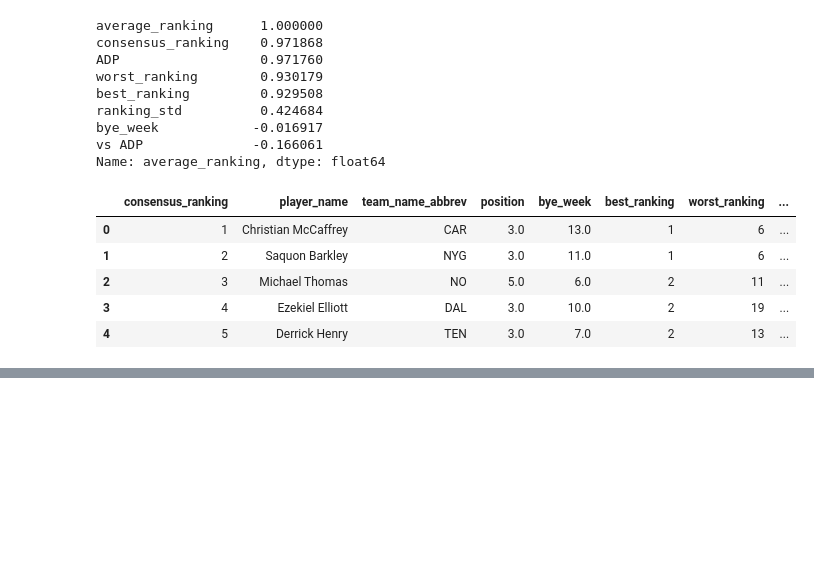
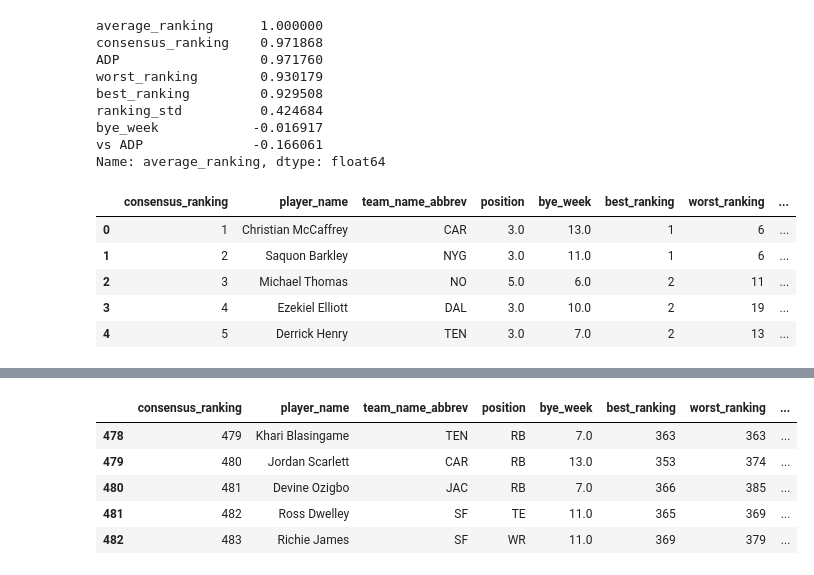
Before and after one commit to justinschuster/ff_tiers, a Jupyter notebook: src/eda.ipynb, the cells around one changed output, grey strips where cells are left out. Saved outputs shown, nothing was run; the diff lists cells and outputs as text; code cells hidden in the pictures; blank space fills up the shorter version.

```diff
--- a/src/eda.ipynb
+++ b/src/eda.ipynb
@@ -89,0 +75,9 @@ plt.show()
+# %%
+data_copy.tail()
+# %% [output]
+|  | consensus_ranking | player_name | team_name_abbrev | position | bye_week | best_ranking | worst_ranking | ... |
+| 478 | 479 | Khari Blasingame | TEN | RB | 7.0 | 363 | 363 | ... |
+| 479 | 480 | Jordan Scarlett | CAR | RB | 13.0 | 353 | 374 | ... |
+| 480 | 481 | Devine Ozigbo | JAC | RB | 7.0 | 366 | 385 | ... |
+| 481 | 482 | Ross Dwelley | SF | TE | 11.0 | 365 | 369 | ... |
+| 482 | 483 | Richie James | SF | WR | 11.0 | 369 | 379 | ... |
```
Also changed, not shown: parts of 6 cells of this notebook.
